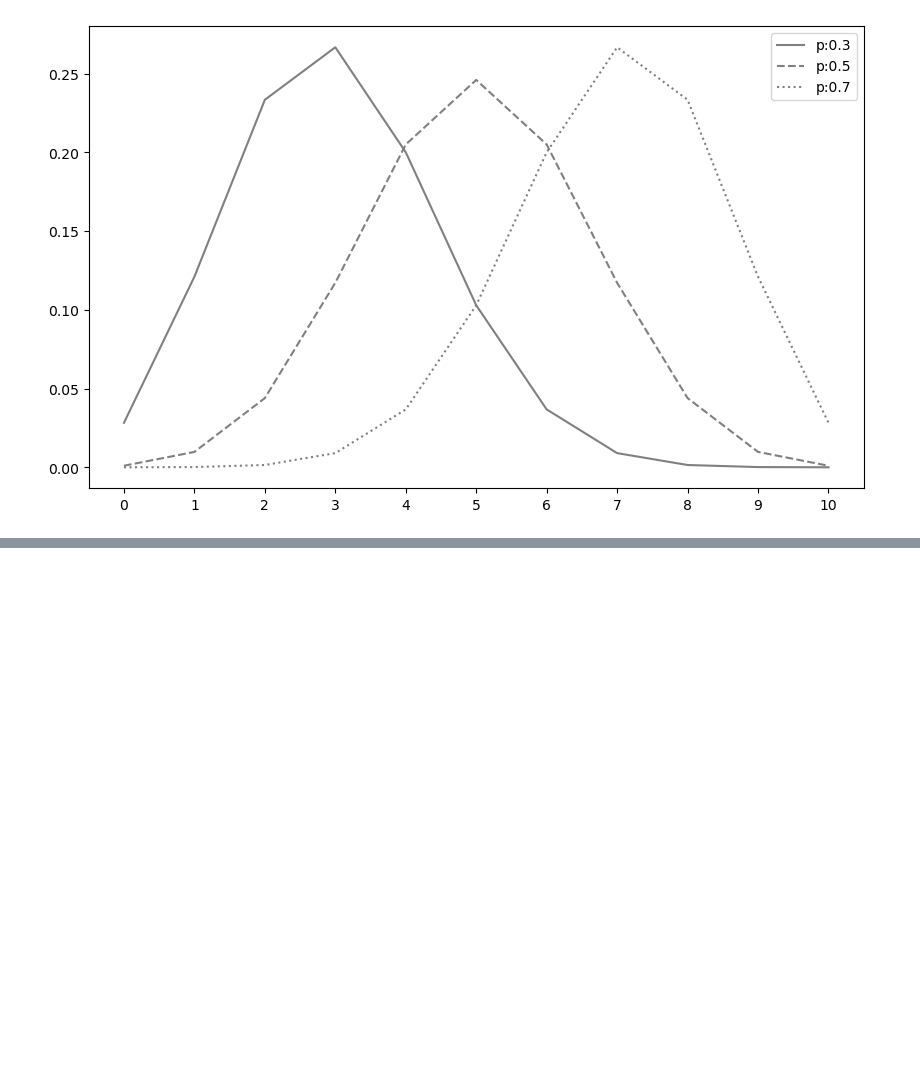
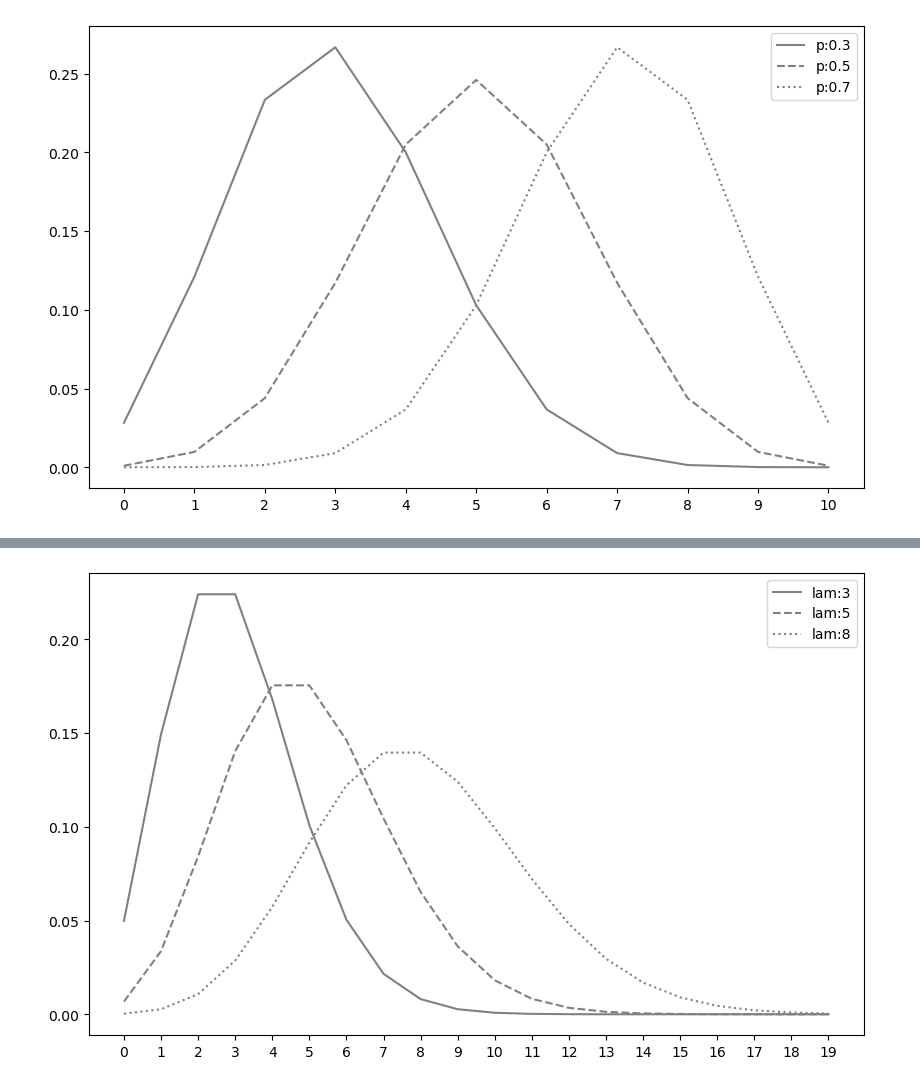
Before and after one commit to joanna-jaeeun/Statistics-with-Python, a Jupyter notebook: notebook/06. Example of DRV.ipynb, the cells around one changed output, grey strips where cells are left out. Cells and saved outputs as stored; diff of their text form; code cells hidden in the pictures; blank space fills up the shorter version.

Commit message:
geometric, poisson

```diff
--- a/notebook/06. Example of DRV.ipynb
+++ b/notebook/06. Example of DRV.ipynb
@@ -158,0 +226,17 @@ plt.show()
+# %%
+fig = plt.figure(figsize=(10, 6))
+ax = fig.add_subplot(111)
+
+x_set = np.arange(20)
+for lam, ls in zip([3, 5, 8], linestyles):
+    rv = stats.poisson(lam)
+    ax.plot(x_set, rv.pmf(x_set),
+            label=f'lam:{lam}', ls=ls, color='gray')
+ax.set_xticks(x_set)
+ax.legend()
+
+plt.show()
+
+# 정상에는 람다가 있고, 람다가 커질 수록 경사면이 더욱 완만해 지는 것을 확인할 수 있다
+# %% [output]
+[figure, added]
```
Also changed, not shown: parts of 10 cells of this notebook.
